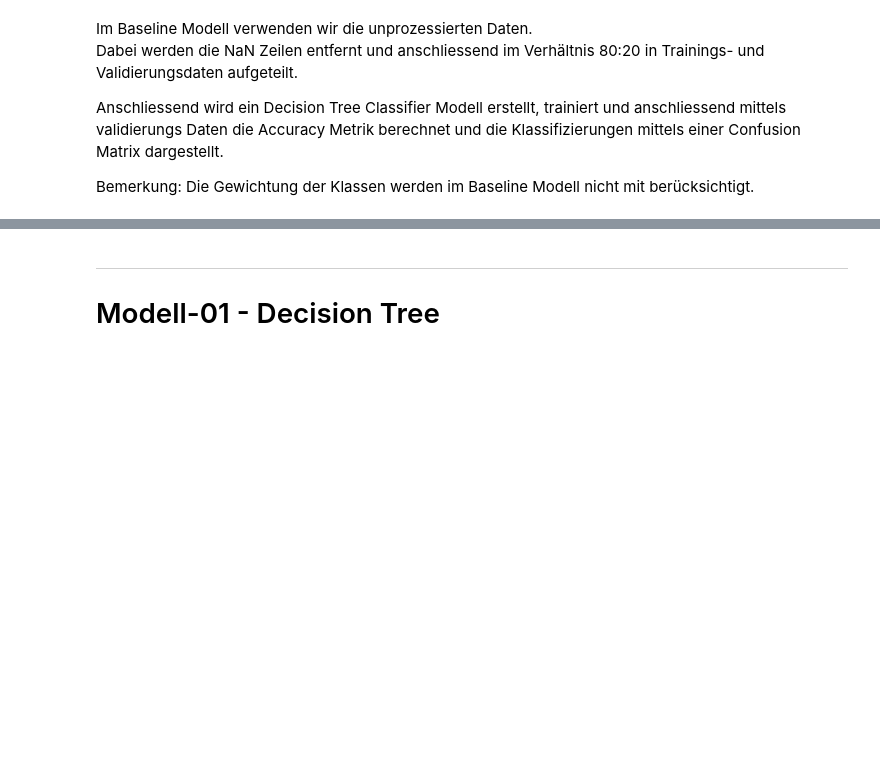
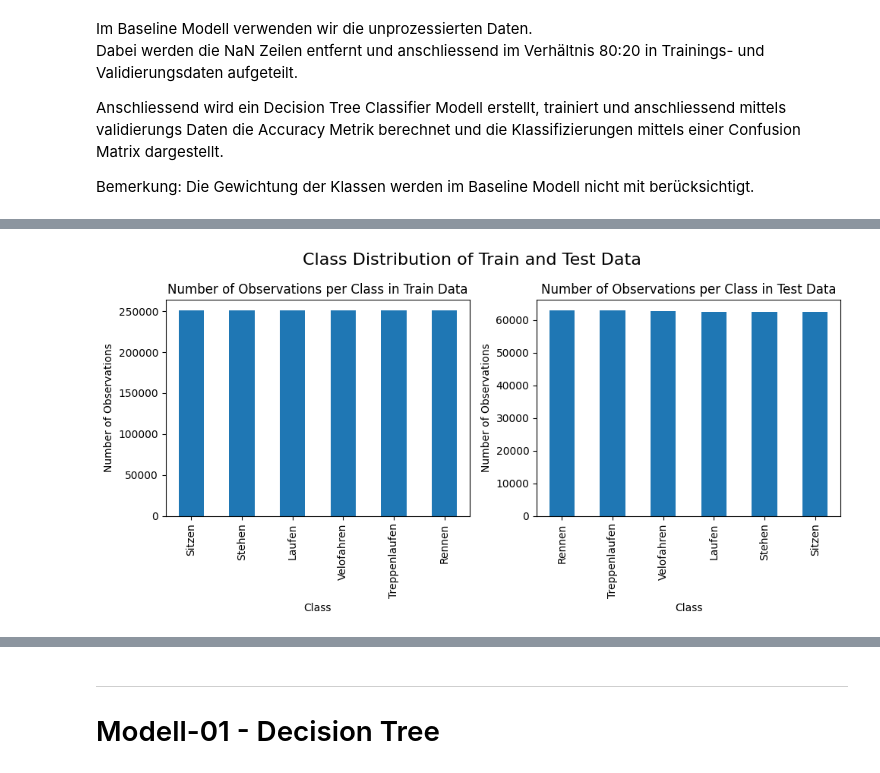
Before and after one commit to CDL1-Sensor/Sensor-Klassifikation-ohne-Deep-Learning, a Jupyter notebook: ML-Modelle.ipynb, the cells around one changed output, grey strips where cells are left out. Saved outputs shown, nothing was run; the diff lists cells and outputs as text; code cells hidden in the pictures; blank space fills up the shorter version.

```diff
--- a/ML-Modelle.ipynb
+++ b/ML-Modelle.ipynb
@@ -162,0 +107,19 @@ Name: class, Length: 419053, dtype: object
+# %%
+# split the data into baselin_train_X, baseline_train_y, baseline_test_X, baseline_test_y
+baseline_train_X, baseline_test_X, baseline_train_y, baseline_test_y = train_test_split(baseline_data.drop('class', axis = 1), baseline_data['class'], test_size = 0.2, random_state = 42)
+
+# plot the class distribution of the baseline_train_y and baseline_test_y in 2 subplots
+fig, (ax1, ax2) = plt.subplots(1, 2, figsize = (10, 5))
+baseline_train_y.value_counts().plot(kind = "bar", ax = ax1)
+ax1.set_xlabel("Class")
+ax1.set_ylabel("Number of Observations")
+ax1.set_title("Number of Observations per Class in Train Data")
+baseline_test_y.value_counts().plot(kind = "bar", ax = ax2)
+ax2.set_xlabel("Class")
+ax2.set_ylabel("Number of Observations")
+ax2.set_title("Number of Observations per Class in Test Data")
+fig.suptitle("Class Distribution of Train and Test Data", fontsize = 16)
+plt.tight_layout()
+plt.show()
+# %% [output]
+[figure, added]
```
Also changed, not shown: parts of 8 cells of this notebook.
